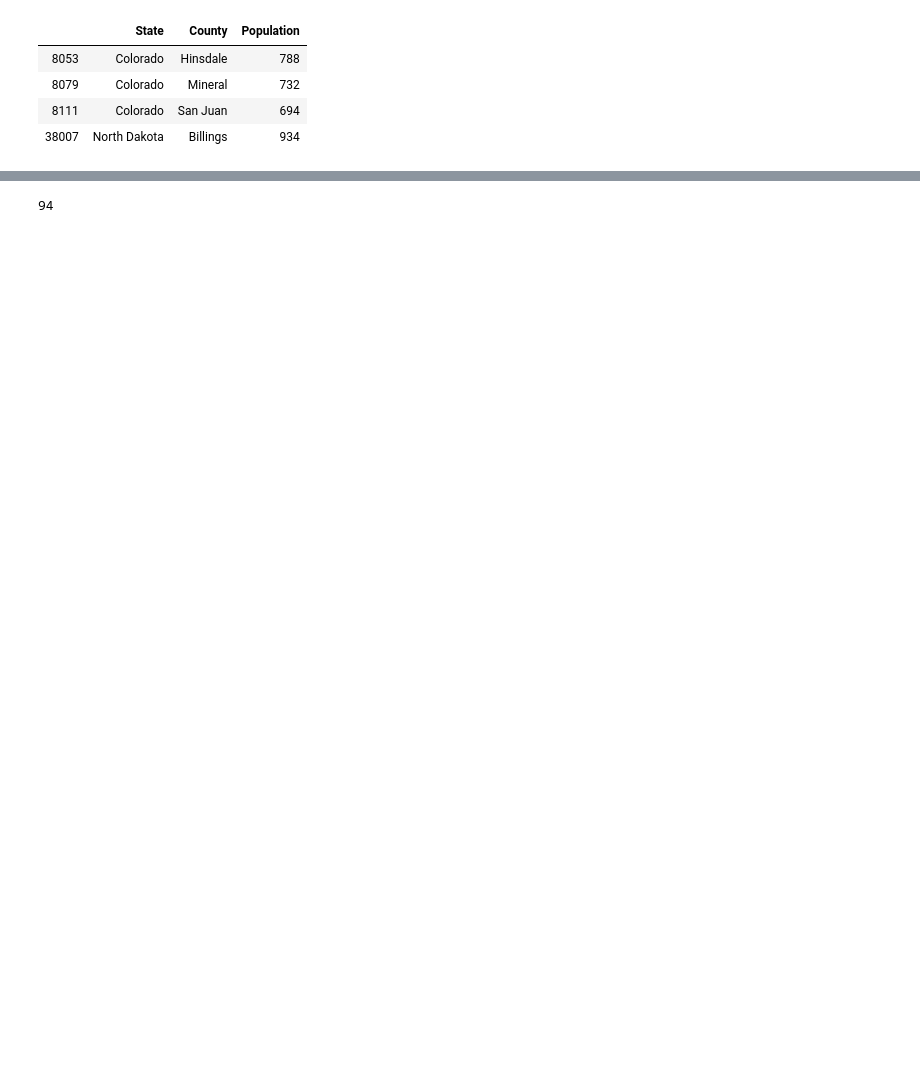
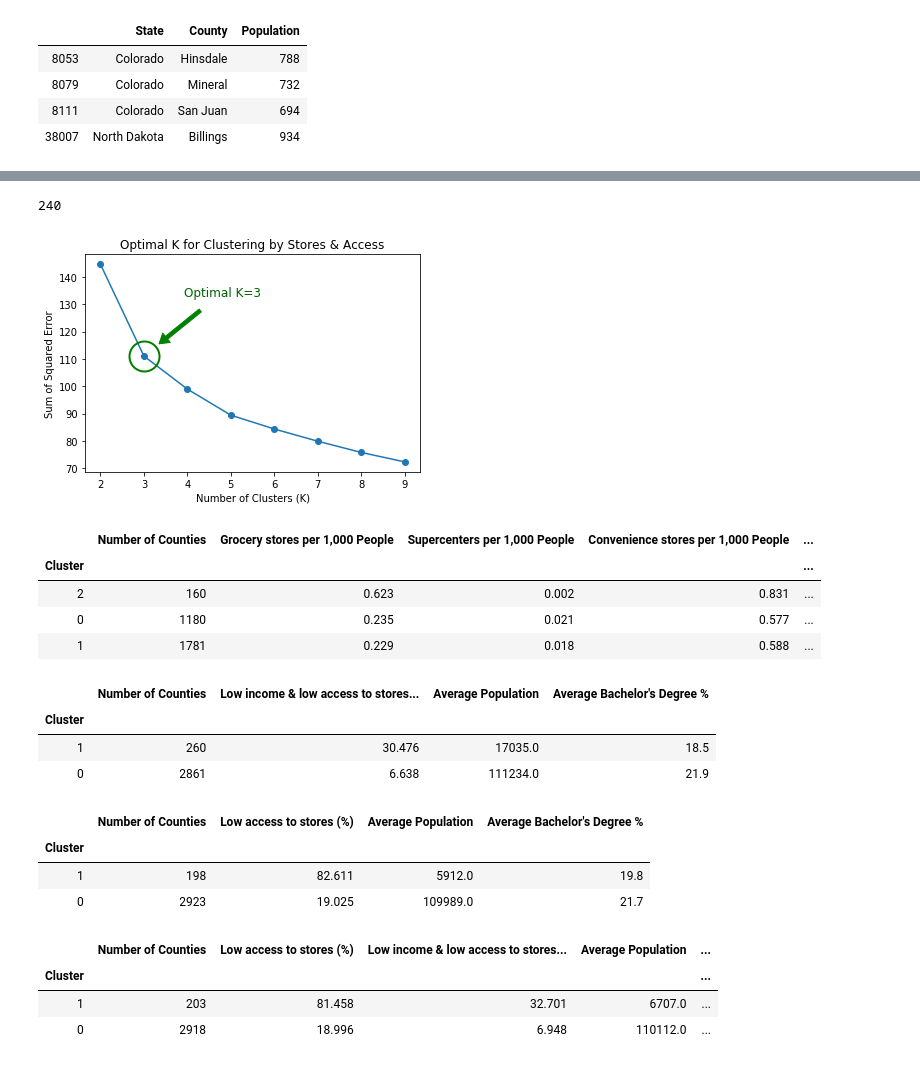
Before and after one commit to PreethiVijai/ML-project, a Jupyter notebook: clustering.ipynb, the cells around one changed output, grey strips where cells are left out. Drawn from its saved outputs; the diff is of its cells as text; code cells hidden in the pictures; blank space fills up the shorter version.

```diff
--- a/clustering.ipynb
+++ b/clustering.ipynb
@@ -196,4 +219,57 @@ stores_access.clusters
 # %%
-len(data.all.loc[data.all["Population Estimate, 2016"] < 2000])
+len(data.all.loc[data.all["Population Estimate, 2016"] < 4000])
 # %% [output]
-94
+240
+# %%
+stores_access_all = Cluster("Clustering by Stores & Access", {
+    "GROCPTH14": "Grocery stores per 1,000 People",
+    "SUPERCPTH14": "Supercenters per 1,000 People",
+    "CONVSPTH14": "Convenience stores per 1,000 People",
+    # "SPECSPTH14": "Specialized food stores per 1,000 People",
+    "FFRPTH14": "Fast-food restaurants per 1,000 People",
+    "FSRPTH14": "Full-service restaurants per 1,000 People",
+    "FMRKTPTH16": "Farmers' markets per 1,000 People",
+    # "MILK_PRICE10": "Price of low-fat milk/national average",
+    # "SODA_PRICE10": "Price of sodas/national average",
+    # "FOODINSEC_13_15": "Statewide Household Food Insecurity",
+    # "PC_FFRSALES12": "Expenditures per capita, fast food",
+    # "PC_FSRSALES12": "Expenditures per capita, restaurants",
+    "PCT_LACCESS_POP15": "Population, low access to store (%)",
+    "PCT_LACCESS_LOWI15": "Low income & low access to store (%), 2015",
+}, population=0)
+stores_access_all.clusters
+# %% [output]
+[figure, added]
+|  | Number of Counties | Grocery stores per 1,000 People | Supercenters per 1,000 People | Convenience stores per 1,000 People | ... |
+| Cluster |  |  |  |  | ... |
+| 2 | 160 | 0.623 | 0.002 | 0.831 | ... |
+| 0 | 1180 | 0.235 | 0.021 | 0.577 | ... |
+| 1 | 1781 | 0.229 | 0.018 | 0.588 | ... |
+# %%
+Cluster("Low Income, Low Access", {
+    "PCT_LACCESS_LOWI15": "Low income & low access to stores (%)",
+}, k=2).clusters
+# %% [output]
+|  | Number of Counties | Low income & low access to stores... | Average Population | Average Bachelor's Degree % |
+| Cluster |  |  |  |  |
+| 1 | 260 | 30.476 | 17035.0 | 18.5 |
+| 0 | 2861 | 6.638 | 111234.0 | 21.9 |
+# %%
+Cluster("Low Access", {
+    "PCT_LACCESS_POP15": "Low access to stores (%)",
+}, k=2).clusters
+# %% [output]
+|  | Number of Counties | Low access to stores (%) | Average Population | Average Bachelor's Degree % |
+| Cluster |  |  |  |  |
+| 1 | 198 | 82.611 | 5912.0 | 19.8 |
+| 0 | 2923 | 19.025 | 109989.0 | 21.7 |
+# %%
+Cluster("Low Access", {
+    "PCT_LACCESS_POP15": "Low access to stores (%)",
+    "PCT_LACCESS_LOWI15": "Low income & low access to stores (%)",
+}, k=2).clusters
+# %% [output]
+|  | Number of Counties | Low access to stores (%) | Low income & low access to stores... | Average Population | ... |
+| Cluster |  |  |  |  | ... |
+| 1 | 203 | 81.458 | 32.701 | 6707.0 | ... |
+| 0 | 2918 | 18.996 | 6.948 | 110112.0 | ... |
```
Also changed, not shown: parts of 6 cells of this notebook.
